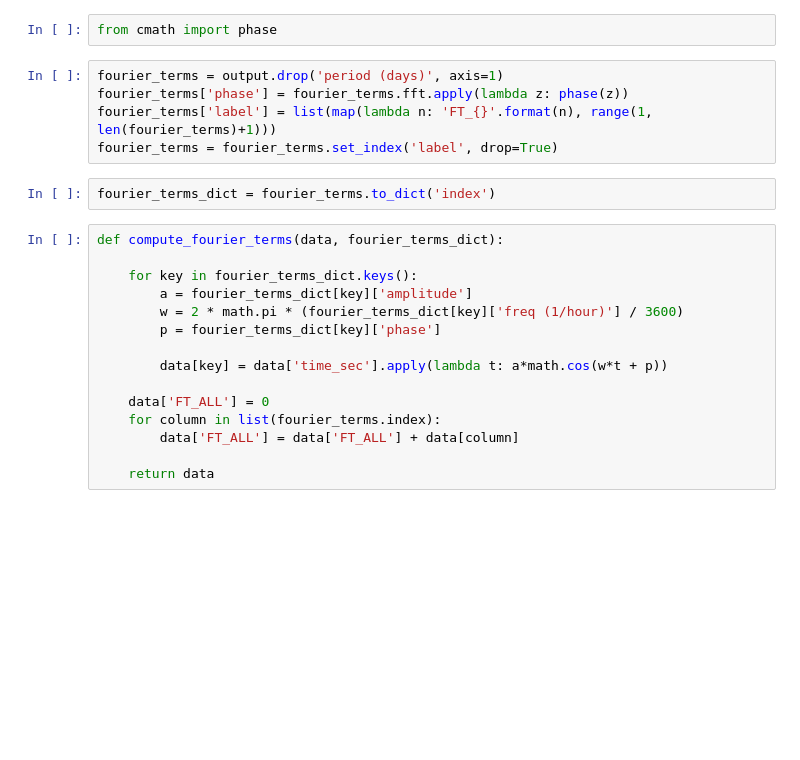
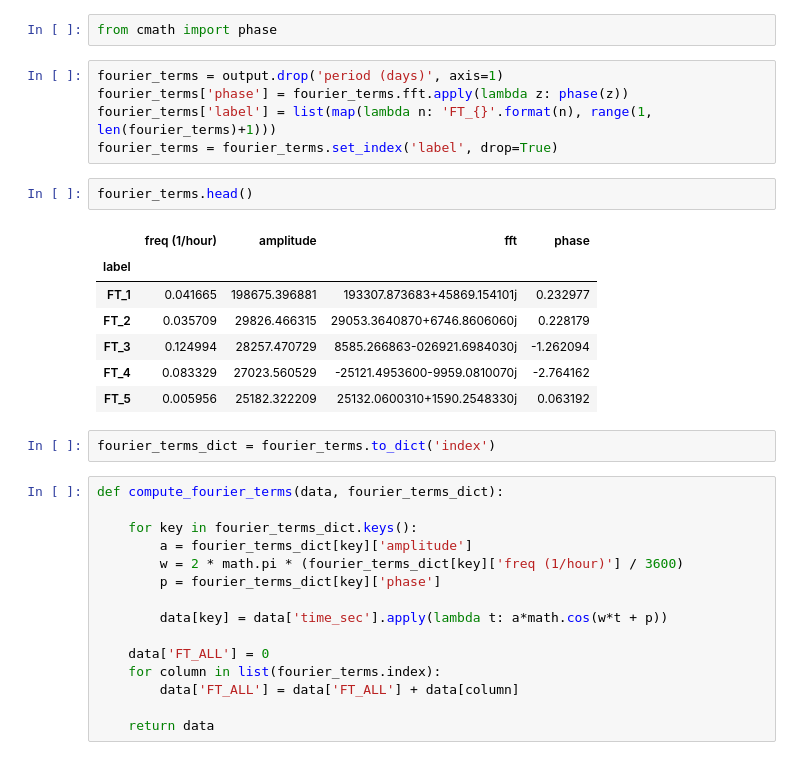
Before and after one commit to MiguelPimentel97/time-series, a Jupyter notebook: notebooks/FourierTransforms.ipynb, the cells around one changed output. Drawn from its saved outputs; the diff is of its cells as text; blank space fills up the shorter version.

Commit message:
Finished Fourier Analysis

```diff
--- a/notebooks/FourierTransforms.ipynb
+++ b/notebooks/FourierTransforms.ipynb
@@ -264,6 +264,16 @@ fourier_terms = output.drop('period (days)', axis=1)
 fourier_terms['phase'] = fourier_terms.fft.apply(lambda z: phase(z))
 fourier_terms['label'] = list(map(lambda n: 'FT_{}'.format(n), range(1, len(fourier_terms)+1)))
 fourier_terms = fourier_terms.set_index('label', drop=True)
+# %%
+fourier_terms.head()
+# %% [output]
+|  | freq (1/hour) | amplitude | fft | phase |
+| label |  |  |  |  |
+| FT_1 | 0.041665 | 198675.396881 | 193307.873683+45869.154101j | 0.232977 |
+| FT_2 | 0.035709 | 29826.466315 | 29053.3640870+6746.8606060j | 0.228179 |
+| FT_3 | 0.124994 | 28257.470729 | 8585.266863-026921.6984030j | -1.262094 |
+| FT_4 | 0.083329 | 27023.560529 | -25121.4953600-9959.0810070j | -2.764162 |
+| FT_5 | 0.005956 | 25182.322209 | 25132.0600310+1590.2548330j | 0.063192 |
 # %%
 fourier_terms_dict = fourier_terms.to_dict('index')
 # %%
```
